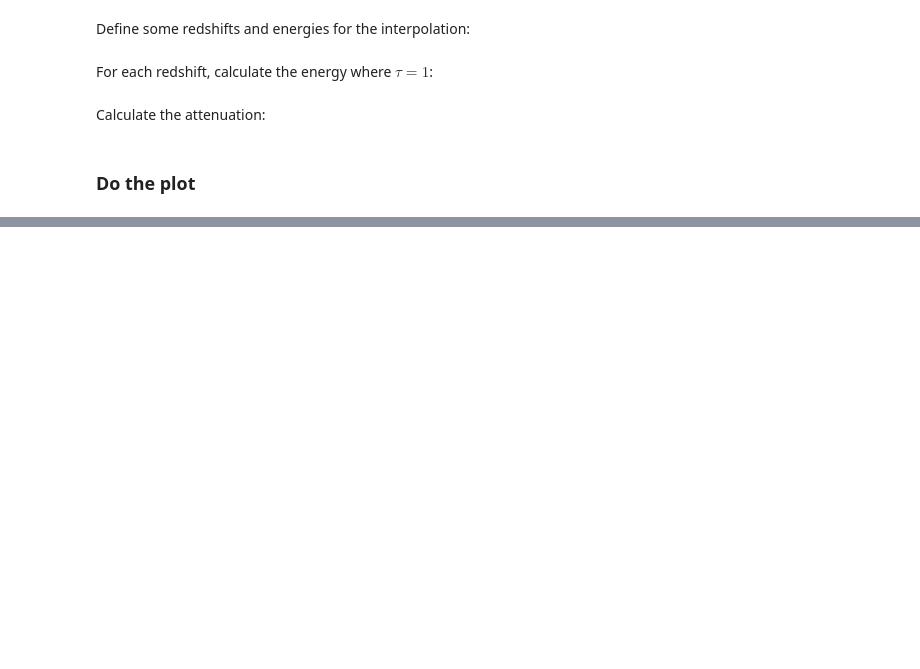
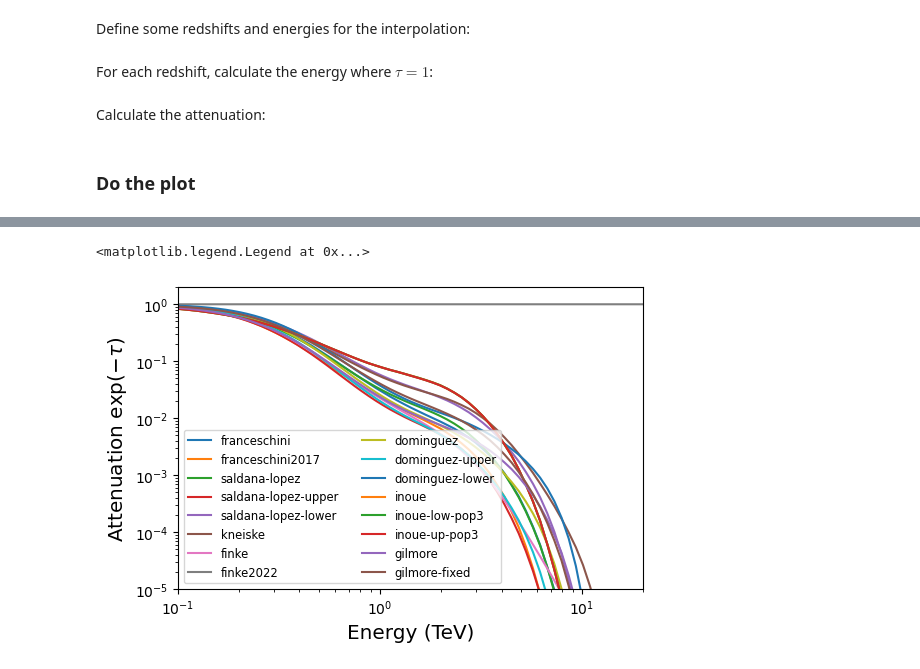
Before and after one commit to me-manu/ebltable, a Jupyter notebook: notebooks/example_tau.ipynb, the cells around one changed output, grey strips where cells are left out. Cells and saved outputs as stored; diff of their text form; code cells hidden in the pictures; blank space fills up the shorter version.

```diff
--- a/notebooks/example_tau.ipynb
+++ b/notebooks/example_tau.ipynb
@@ -62,0 +68,4 @@ plt.legend(loc = 'upper right')
+# %%
+tau = {}
+for m in OptDepth.get_models():
+    tau[m] = OptDepth.readmodel(m)
@@ -62,0 +89,18 @@ plt.legend(loc = 'upper right')
+# %%
+plt.figure(dpi=100)
+
+ETeV = np.logspace(-2, 1.5,100)
+z = 0.3
+
+
+for m, t in tau.items():
+    plt.loglog(ETeV, np.exp(-t.opt_depth(z, ETeV)), label=f"{m}")
+
+plt.gca().set_ylim((1e-5,2.))
+plt.gca().set_xlim((1e-1,2e1))
+plt.gca().set_xlabel('Energy (TeV)',size = 'x-large')
+plt.gca().set_ylabel(r'Attenuation $\exp(-\tau)$',size = 'x-large')
+plt.legend(loc='lower left', ncol=2, fontsize='small')
+# %% [output]
+<matplotlib.legend.Legend at 0x...>
+[figure, added]
```
Also changed, not shown: parts of 5 cells of this notebook, 3 other files.
